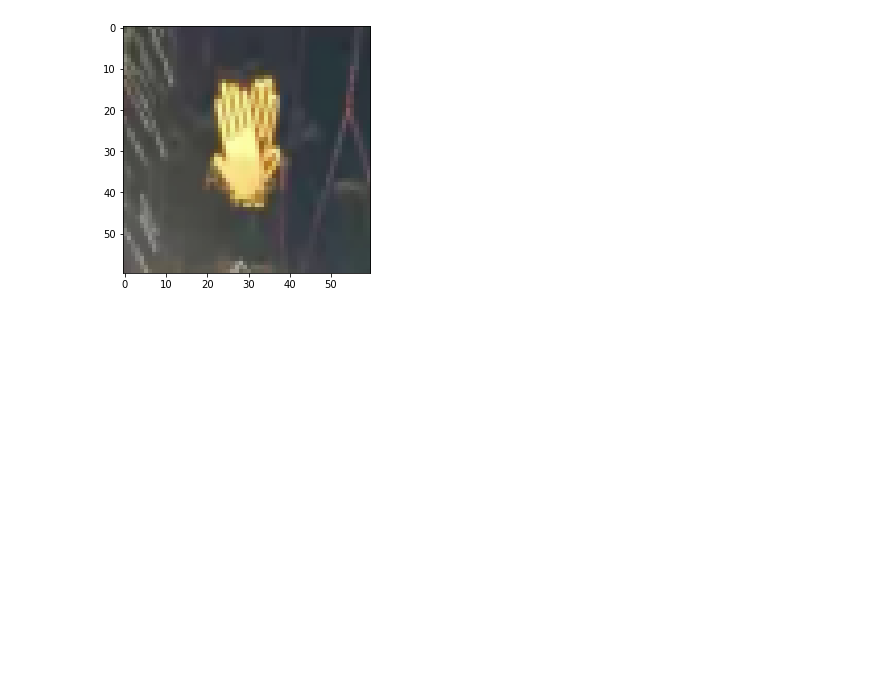
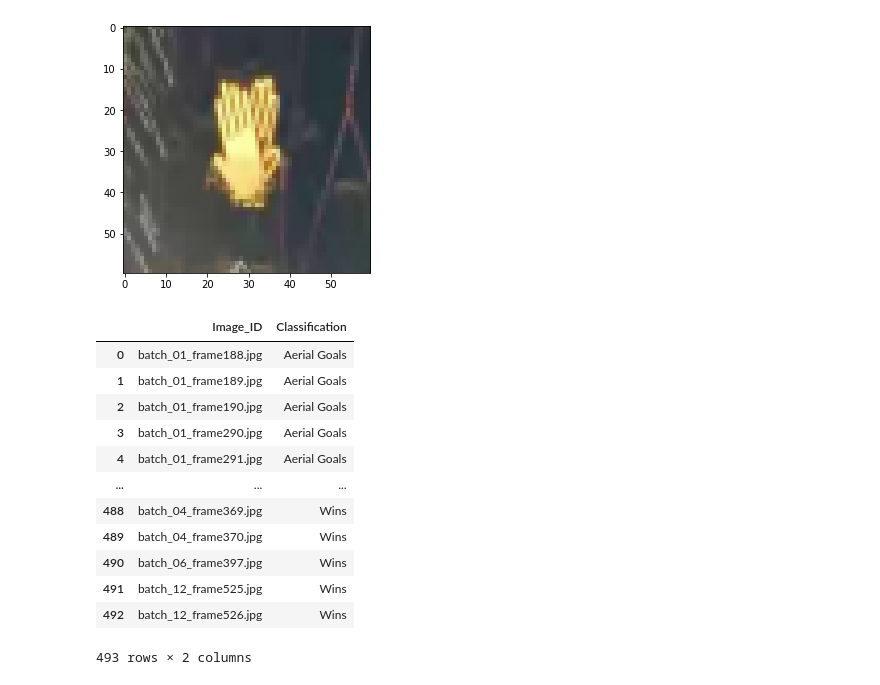
Before and after one commit to chasesariaslani/Rocket_League_Image_Classification, a Jupyter notebook: RL_Machine_Learning.ipynb, the cells around one changed output. Cells and saved outputs as stored; diff of their text form; code cells hidden in the pictures; blank space fills up the shorter version.

```diff
--- a/RL_Machine_Learning.ipynb
+++ b/RL_Machine_Learning.ipynb
@@ -64,22 +64,36 @@ imshow(test_2)
 # %%
 # Creating Data Frame with the mapping of the features (dummified items)
 import os
 
 labels = os.listdir('Train')
 
 image_id_column = []
 for folder_name in labels:
     image_id_column = image_id_column + os.listdir(f'Train/{folder_name}')
 
 class_column = []
 for folder_name in labels:
     folder = os.listdir(f'Train/{folder_name}')
     for image_id in folder:
         class_column.append(folder_name)
 
 training_map = pd.DataFrame([image_id_column, class_column]).transpose()
 training_map.columns = ['Image_ID', 'Classification']
-training_map = pd.get_dummies(training_map, columns=['Classification'])
+training_map
+# %% [output]
+|  | Image_ID | Classification |
+| 0 | batch_01_frame188.jpg | Aerial Goals |
+| 1 | batch_01_frame189.jpg | Aerial Goals |
+| 2 | batch_01_frame190.jpg | Aerial Goals |
+| 3 | batch_01_frame290.jpg | Aerial Goals |
+| 4 | batch_01_frame291.jpg | Aerial Goals |
+| ... | ... | ... |
+| 488 | batch_04_frame369.jpg | Wins |
+| 489 | batch_04_frame370.jpg | Wins |
+| 490 | batch_06_frame397.jpg | Wins |
+| 491 | batch_12_frame525.jpg | Wins |
+| 492 | batch_12_frame526.jpg | Wins |
+493 rows × 2 columns
 # %%
 # Converting images into pixels
 X = []
```
Also changed, not shown: parts of 12 cells of this notebook.
